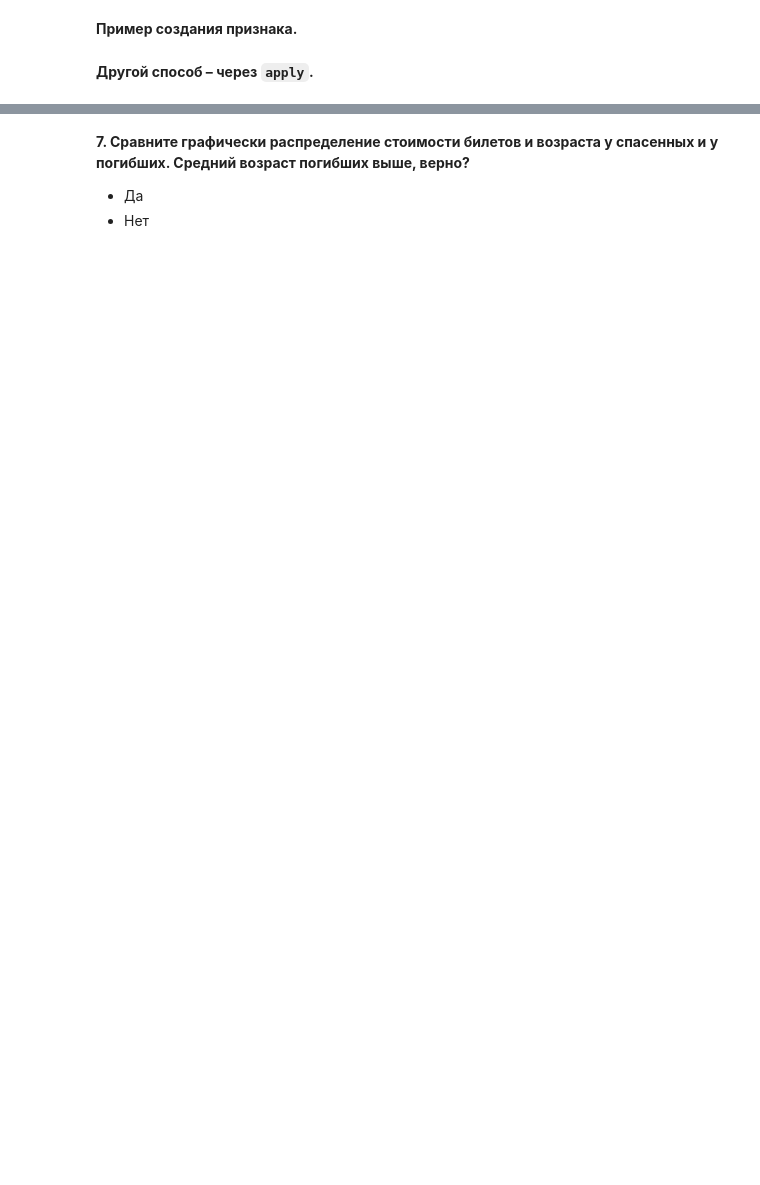
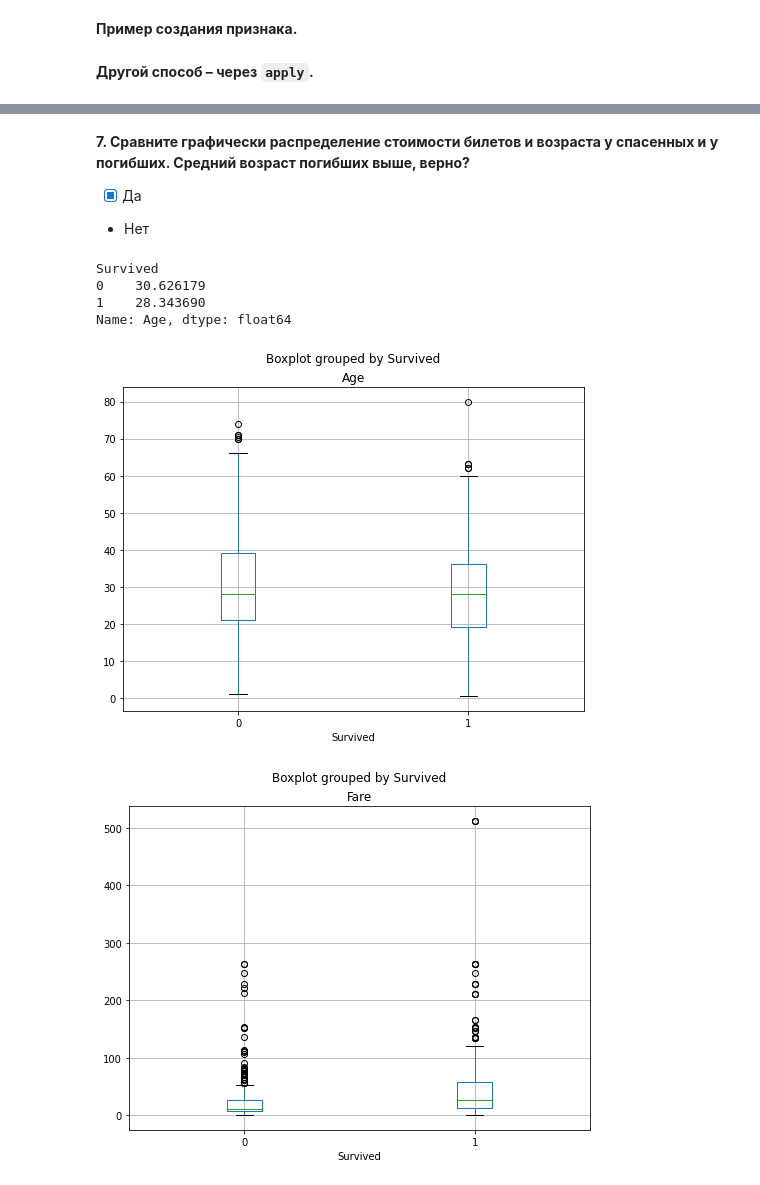
Before and after one commit to vadimvvlasov/mlcourse.ai, a Jupyter notebook: jupyter_russian/topic01_pandas_data_analysis/lesson1_practice_pandas_titanic.ipynb, the cells around one changed output, grey strips where cells are left out. Drawn from its saved outputs; the diff is of its cells as text; code cells hidden in the pictures; blank space fills up the shorter version.

```diff
--- a/jupyter_russian/topic01_pandas_data_analysis/lesson1_practice_pandas_titanic.ipynb
+++ b/jupyter_russian/topic01_pandas_data_analysis/lesson1_practice_pandas_titanic.ipynb
@@ -144,0 +168,3 @@ data['Age_category'] = data['Age'].apply(age_category)
+# %%
+data['FirstName'] = data['Name'].map(lambda name: name.split('Mr.')[0] if 'Mr.' in name else None)
+data['FirstName'].value_counts().sort_values(ascending=False)
@@ -145,4 +184,4 @@ data['Age_category'] = data['Age'].apply(age_category)
 # %% [markdown]
 **7. Сравните графически распределение стоимости билетов и возраста у спасенных и у погибших. Средний возраст погибших выше, верно?**
-- Да
+- [x] Да
 - Нет
@@ -151,2 +188,18 @@ data['Age_category'] = data['Age'].apply(age_category)
+# %%
+%matplotlib inline
+import matplotlib.pyplot as plt
+import seaborn as sns
+plt.rcParams['figure.figsize'] = (8, 6)
+
+print(data.groupby('Survived')['Age'].mean())
+data.boxplot(column='Age', by='Survived');
+data.boxplot(column='Fare', by='Survived');
+# %% [output]
+Survived
+0    30.626179
+1    28.343690
+Name: Age, dtype: float64
+[figure, added]
+[figure, added]
 # %% [markdown]
 **8. Как отличается средний возраст мужчин / женщин в зависимости от класса обслуживания? Выберите верные утверждения:**
```
Also changed, not shown: parts of 23 cells of this notebook.
